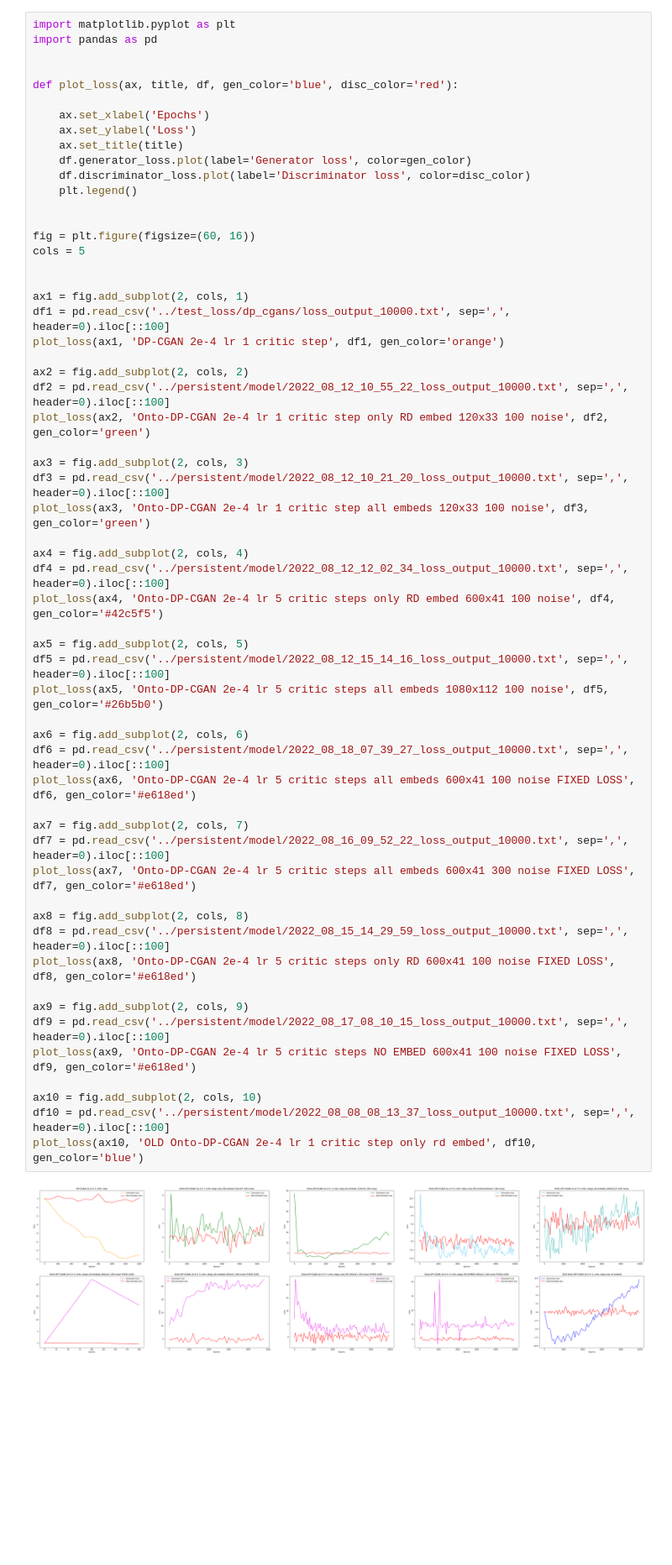
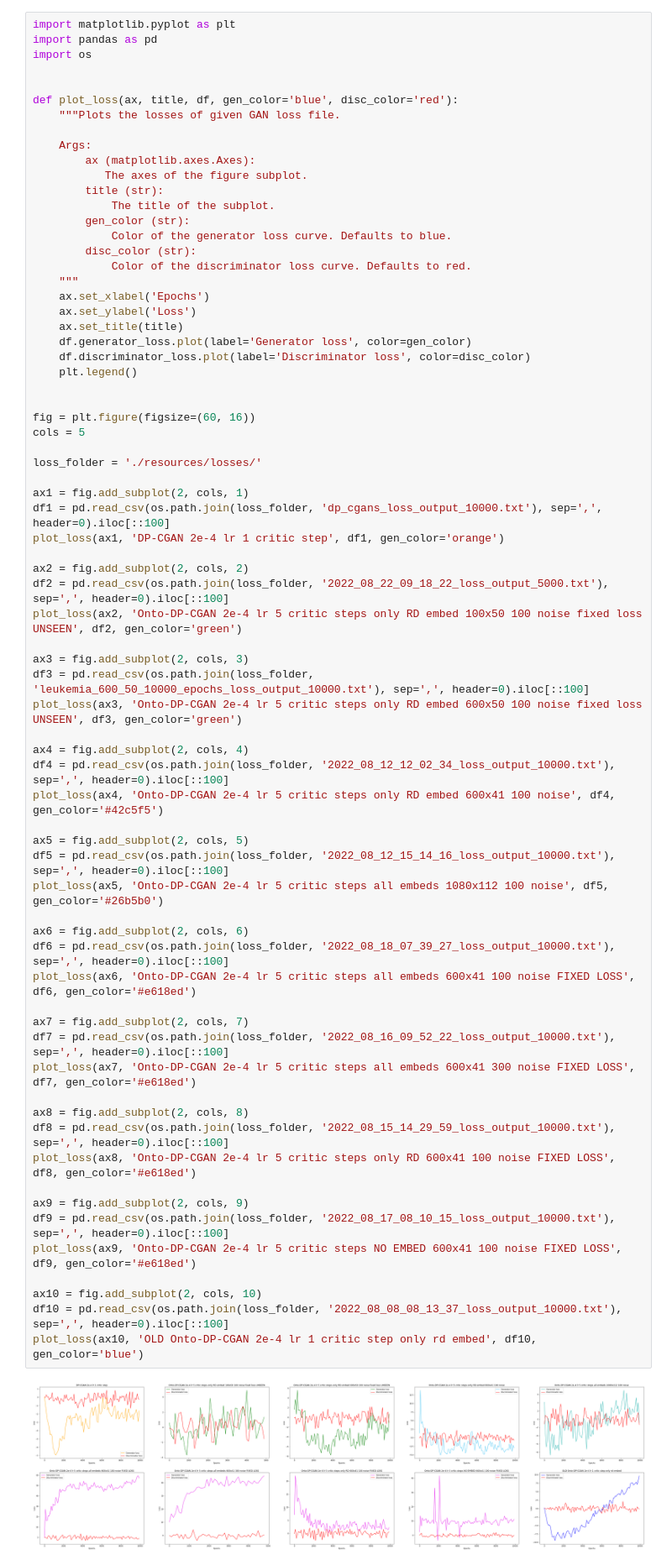
Before and after one commit to sunchang0124/dp_cgans, a Jupyter notebook: loss.ipynb, the cells around one changed output. Shown at 84% size. Saved outputs shown, nothing was run; the diff lists cells and outputs as text; blank space fills up the shorter version.

```diff
--- a/loss.ipynb
+++ b/loss.ipynb
@@ -1,10 +1,22 @@
 # %%
 import matplotlib.pyplot as plt
 import pandas as pd
+import os
 
 
 def plot_loss(ax, title, df, gen_color='blue', disc_color='red'):
+    """Plots the losses of given GAN loss file.
 
+    Args:
+        ax (matplotlib.axes.Axes):
+           The axes of the figure subplot.
+        title (str):
+            The title of the subplot.
+        gen_color (str):
+            Color of the generator loss curve. Defaults to blue.
+        disc_color (str):
+            Color of the discriminator loss curve. Defaults to red.
+    """
     ax.set_xlabel('Epochs')
     ax.set_ylabel('Loss')
     ax.set_title(title)
@@ -16,45 +28,46 @@ def plot_loss(ax, title, df, gen_color='blue', disc_color='red'):
 fig = plt.figure(figsize=(60, 16))
 cols = 5
 
+loss_folder = './resources/losses/'
 
 ax1 = fig.add_subplot(2, cols, 1)
-df1 = pd.read_csv('../test_loss/dp_cgans/loss_output_10000.txt', sep=',', header=0).iloc[::100]
+df1 = pd.read_csv(os.path.join(loss_folder, 'dp_cgans_loss_output_10000.txt'), sep=',', header=0).iloc[::100]
 plot_loss(ax1, 'DP-CGAN 2e-4 lr 1 critic step', df1, gen_color='orange')
 
 ax2 = fig.add_subplot(2, cols, 2)
-df2 = pd.read_csv('../persistent/model/2022_08_12_10_55_22_loss_output_10000.txt', sep=',', header=0).iloc[::100]
-plot_loss(ax2, 'Onto-DP-CGAN 2e-4 lr 1 critic step only RD embed 120x33 100 noise', df2, gen_color='green')
+df2 = pd.read_csv(os.path.join(loss_folder, '2022_08_22_09_18_22_loss_output_5000.txt'), sep=',', header=0).iloc[::100]
+plot_loss(ax2, 'Onto-DP-CGAN 2e-4 lr 5 critic steps only RD embed 100x50 100 noise fixed loss UNSEEN', df2, gen_color='green')
 
 ax3 = fig.add_subplot(2, cols, 3)
-df3 = pd.read_csv('../persistent/model/2022_08_12_10_21_20_loss_output_10000.txt', sep=',', header=0).iloc[::100]
-plot_loss(ax3, 'Onto-DP-CGAN 2e-4 lr 1 critic step all embeds 120x33 100 noise', df3, gen_color='green')
+df3 = pd.read_csv(os.path.join(loss_folder, 'leukemia_600_50_10000_epochs_loss_output_10000.txt'), sep=',', header=0).iloc[::100]
+plot_loss(ax3, 'Onto-DP-CGAN 2e-4 lr 5 critic steps only RD embed 600x50 100 noise fixed loss UNSEEN', df3, gen_color='green')
 
 ax4 = fig.add_subplot(2, cols, 4)
-df4 = pd.read_csv('../persistent/model/2022_08_12_12_02_34_loss_output_10000.txt', sep=',', header=0).iloc[::100]
+df4 = pd.read_csv(os.path.join(loss_folder, '2022_08_12_12_02_34_loss_output_10000.txt'), sep=',', header=0).iloc[::100]
 plot_loss(ax4, 'Onto-DP-CGAN 2e-4 lr 5 critic steps only RD embed 600x41 100 noise', df4, gen_color='#42c5f5')
 
 ax5 = fig.add_subplot(2, cols, 5)
-df5 = pd.read_csv('../persistent/model/2022_08_12_15_14_16_loss_output_10000.txt', sep=',', header=0).iloc[::100]
+df5 = pd.read_csv(os.path.join(loss_folder, '2022_08_12_15_14_16_loss_output_10000.txt'), sep=',', header=0).iloc[::100]
 plot_loss(ax5, 'Onto-DP-CGAN 2e-4 lr 5 critic steps all embeds 1080x112 100 noise', df5, gen_color='#26b5b0')
 
 ax6 = fig.add_subplot(2, cols, 6)
-df6 = pd.read_csv('../persistent/model/2022_08_18_07_39_27_loss_output_10000.txt', sep=',', header=0).iloc[::100]
+df6 = pd.read_csv(os.path.join(loss_folder, '2022_08_18_07_39_27_loss_output_10000.txt'), sep=',', header=0).iloc[::100]
 plot_loss(ax6, 'Onto-DP-CGAN 2e-4 lr 5 critic steps all embeds 600x41 100 noise FIXED LOSS', df6, gen_color='#e618ed')
 
 ax7 = fig.add_subplot(2, cols, 7)
-df7 = pd.read_csv('../persistent/model/2022_08_16_09_52_22_loss_output_10000.txt', sep=',', header=0).iloc[::100]
+df7 = pd.read_csv(os.path.join(loss_folder, '2022_08_16_09_52_22_loss_output_10000.txt'), sep=',', header=0).iloc[::100]
 plot_loss(ax7, 'Onto-DP-CGAN 2e-4 lr 5 critic steps all embeds 600x41 300 noise FIXED LOSS', df7, gen_color='#e618ed')
 
 ax8 = fig.add_subplot(2, cols, 8)
-df8 = pd.read_csv('../persistent/model/2022_08_15_14_29_59_loss_output_10000.txt', sep=',', header=0).iloc[::100]
+df8 = pd.read_csv(os.path.join(loss_folder, '2022_08_15_14_29_59_loss_output_10000.txt'), sep=',', header=0).iloc[::100]
 plot_loss(ax8, 'Onto-DP-CGAN 2e-4 lr 5 critic steps only RD 600x41 100 noise FIXED LOSS', df8, gen_color='#e618ed')
 
 ax9 = fig.add_subplot(2, cols, 9)
-df9 = pd.read_csv('../persistent/model/2022_08_17_08_10_15_loss_output_10000.txt', sep=',', header=0).iloc[::100]
+df9 = pd.read_csv(os.path.join(loss_folder, '2022_08_17_08_10_15_loss_output_10000.txt'), sep=',', header=0).iloc[::100]
 plot_loss(ax9, 'Onto-DP-CGAN 2e-4 lr 5 critic steps NO EMBED 600x41 100 noise FIXED LOSS', df9, gen_color='#e618ed')
 
 ax10 = fig.add_subplot(2, cols, 10)
-df10 = pd.read_csv('../persistent/model/2022_08_08_08_13_37_loss_output_10000.txt', sep=',', header=0).iloc[::100]
+df10 = pd.read_csv(os.path.join(loss_folder, '2022_08_08_08_13_37_loss_output_10000.txt'), sep=',', header=0).iloc[::100]
 plot_loss(ax10, 'OLD Onto-DP-CGAN 2e-4 lr 1 critic step only rd embed', df10, gen_color='blue')
 # %% [output]
-[figure, old version]
+[figure, new version]
```
Also changed, not shown: 10 other files.
